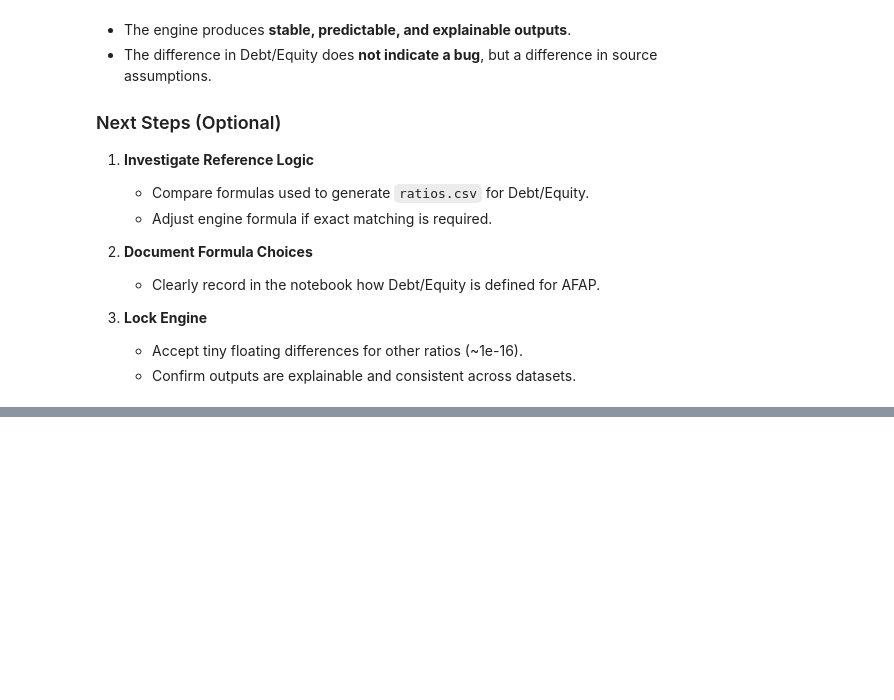
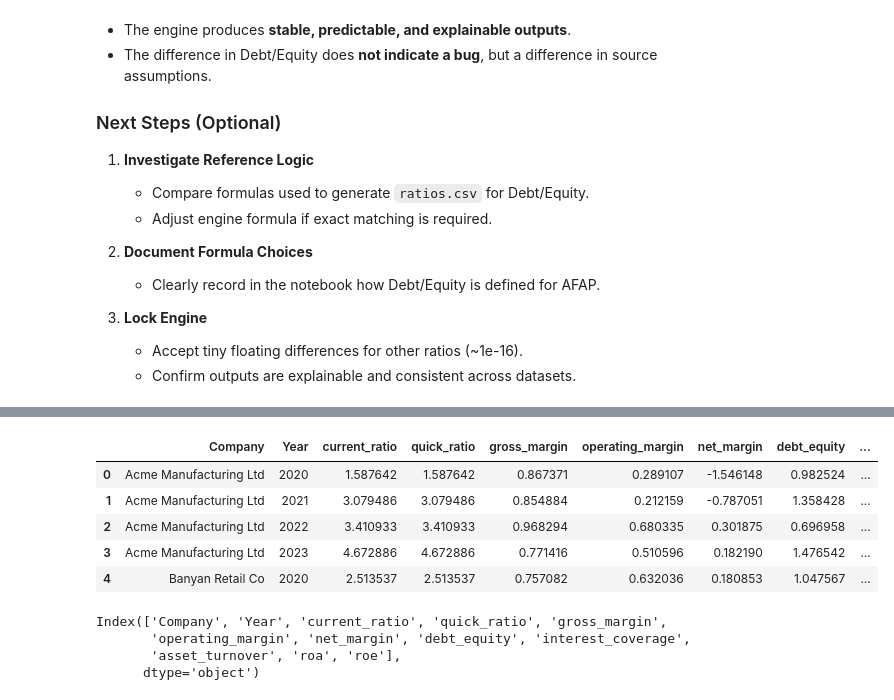
Before and after one commit to Ich-ii/financial-analysis-pipeline-2, a Jupyter notebook: financial-analysis-pipeline/notebooks/02_ratio_engine_validation.ipynb, the cells around one changed output, grey strips where cells are left out. Cells and saved outputs as stored; diff of their text form; code cells hidden in the pictures; blank space fills up the shorter version.

Commit message:
Added ratio evaluation engine

```diff
--- a/financial-analysis-pipeline/notebooks/02_ratio_engine_validation.ipynb
+++ b/financial-analysis-pipeline/notebooks/02_ratio_engine_validation.ipynb
@@ -178,0 +177,5 @@ ImportError: cannot import name 'evaluate_ratios' from 'engines.ratio_engine_eva
+# %%
+financials = pd.read_csv("../data/cleaned/financial_statements.csv")
+# %%
+ratios_core = ratio_engine(financials)
+ratios_core[:2]
@@ -178,0 +200,17 @@ ImportError: cannot import name 'evaluate_ratios' from 'engines.ratio_engine_eva
+# %%
+ratios_core_df = pd.DataFrame(ratios_core)
+ratios_core_df.head()
+# %% [output]
+|  | Company | Year | current_ratio | quick_ratio | gross_margin | operating_margin | net_margin | debt_equity | ... |
+| 0 | Acme Manufacturing Ltd | 2020 | 1.587642 | 1.587642 | 0.867371 | 0.289107 | -1.546148 | 0.982524 | ... |
+| 1 | Acme Manufacturing Ltd | 2021 | 3.079486 | 3.079486 | 0.854884 | 0.212159 | -0.787051 | 1.358428 | ... |
+| 2 | Acme Manufacturing Ltd | 2022 | 3.410933 | 3.410933 | 0.968294 | 0.680335 | 0.301875 | 0.696958 | ... |
+| 3 | Acme Manufacturing Ltd | 2023 | 4.672886 | 4.672886 | 0.771416 | 0.510596 | 0.182190 | 1.476542 | ... |
+| 4 | Banyan Retail Co | 2020 | 2.513537 | 2.513537 | 0.757082 | 0.632036 | 0.180853 | 1.047567 | ... |
+# %%
+ratios_core_df.columns
+# %% [output]
+Index(['Company', 'Year', 'current_ratio', 'quick_ratio', 'gross_margin',
+       'operating_margin', 'net_margin', 'debt_equity', 'interest_coverage',
+       'asset_turnover', 'roa', 'roe'],
+      dtype='object')
```
Also changed, not shown: parts of 10 cells of this notebook.
